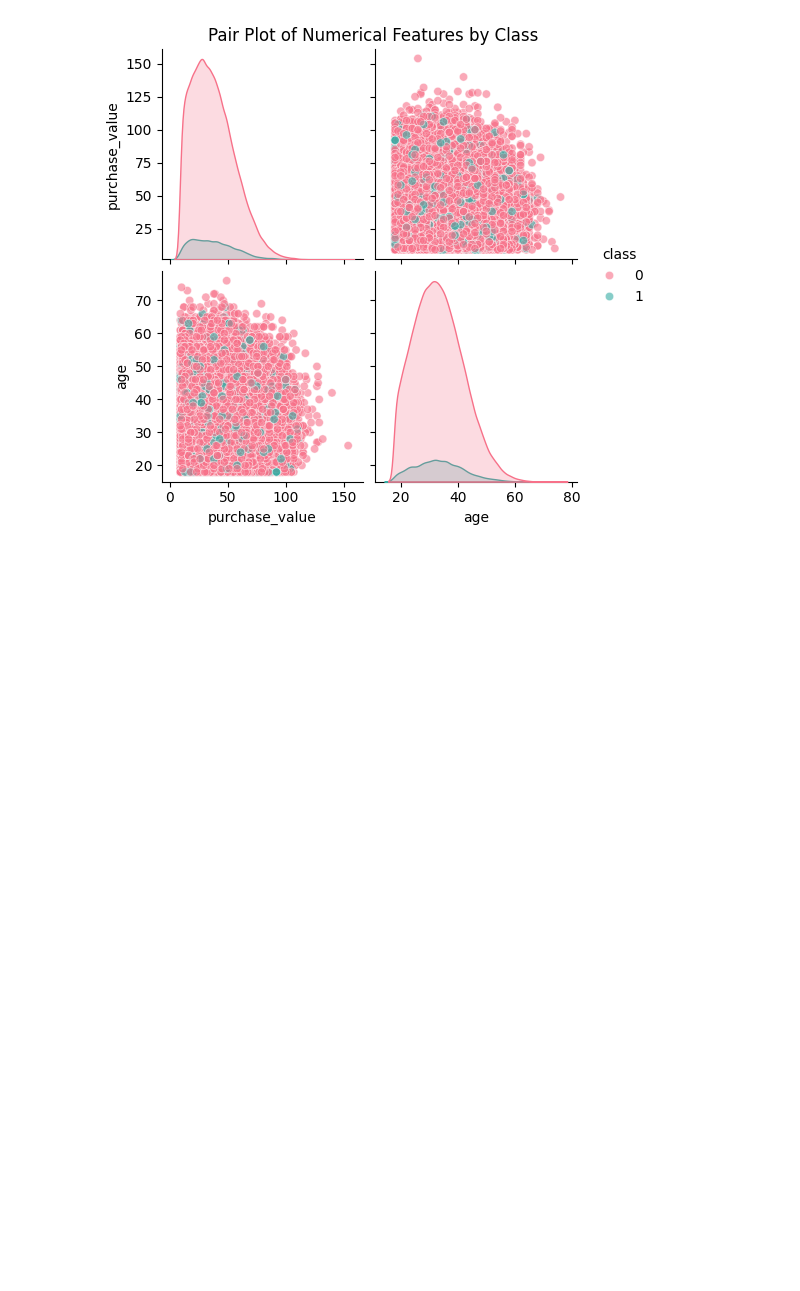
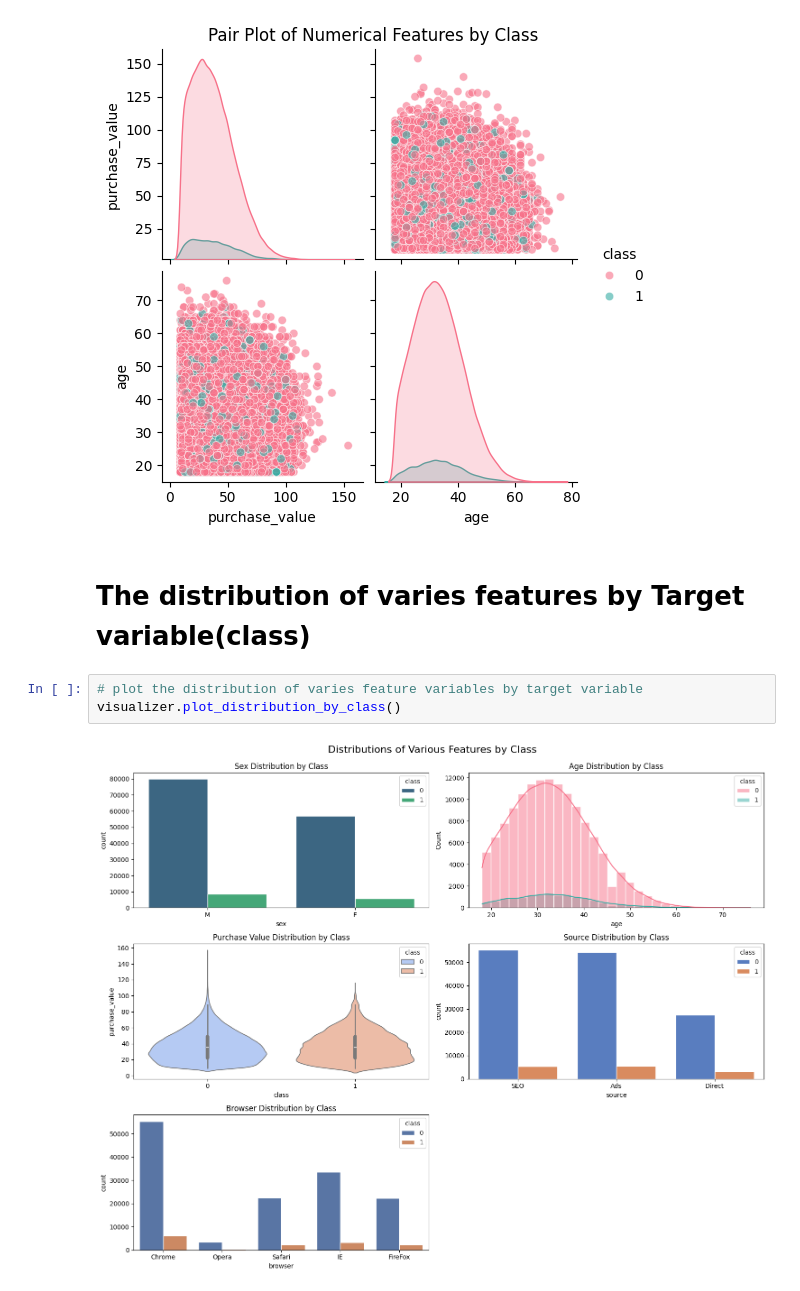
Before and after one commit to nebiyu-getachew/Fraud-Detection, a Jupyter notebook: notebooks/task_1.ipynb, the cells around one changed output. Drawn from its saved outputs; the diff is of its cells as text; blank space fills up the shorter version.

Commit message:
distribution of various feature by class

```diff
--- a/notebooks/task_1.ipynb
+++ b/notebooks/task_1.ipynb
@@ -259,3 +259,10 @@ visualizer._boxplot('class', 'purchase_value')
 visualizer.plot_pairwise_relationships()
 # %% [output]
 [figure]
+# %% [markdown]
+# The distribution of varies features by Target variable(class)
+# %%
+# plot the distribution of varies feature variables by target variable
+visualizer.plot_distribution_by_class()
+# %% [output]
+[figure, added]
```
